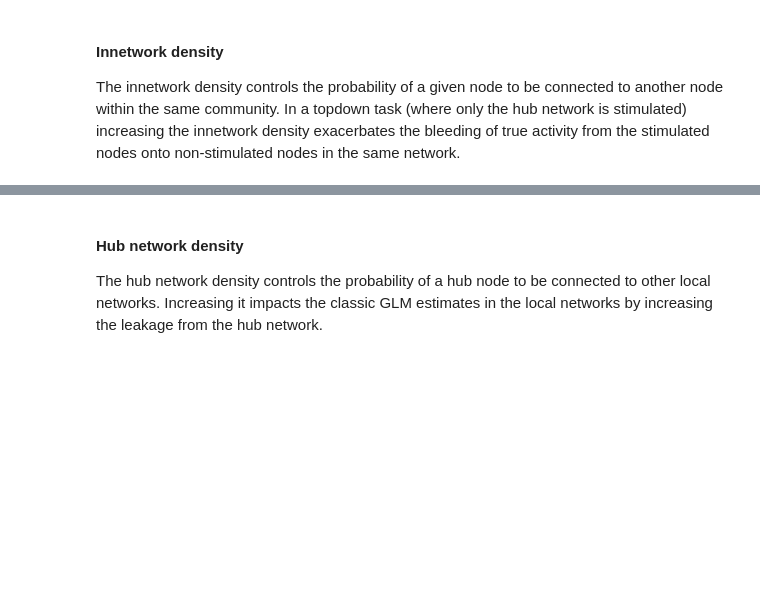
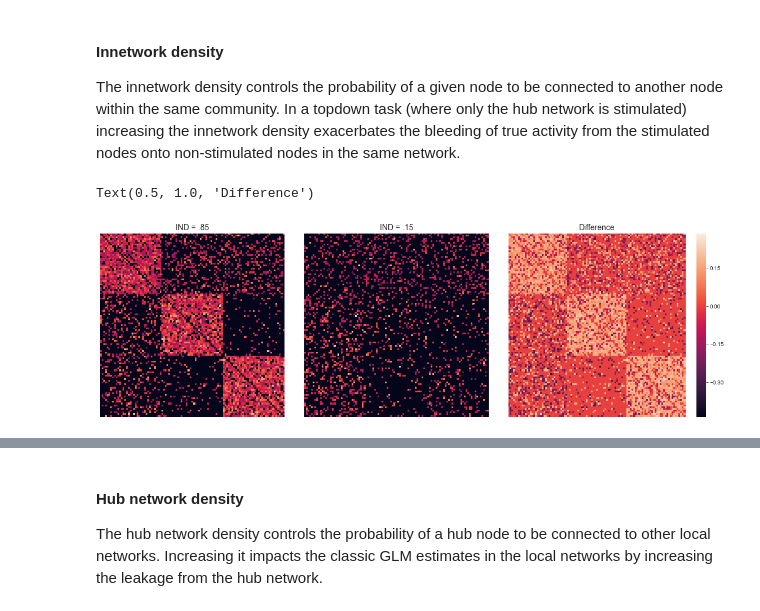
Before and after one commit to zenkavi/NeuralMassModels, a Jupyter notebook: simulations/notebooks/Extended_GLM_neural_network_level.ipynb, the cells around one changed output, grey strips where cells are left out. Drawn from its saved outputs; the diff is of its cells as text; code cells hidden in the pictures; blank space fills up the shorter version.

Commit message:
back to testing network properties

```diff
--- a/simulations/notebooks/Extended_GLM_neural_network_level.ipynb
+++ b/simulations/notebooks/Extended_GLM_neural_network_level.ipynb
@@ -210,0 +209,28 @@ new_sim = sim_network_task_glm(innetwork_dsity = .85)
+# %%
+new_sim1_args = copy(sim_args)
+new_sim1_args.update({'innetwork_dsity': .85})
+
+new_sim1 = sim_network_task_glm(args_dict=new_sim1_args)
+
+new_sim2_args = copy(sim_args)
+new_sim2_args.update({'innetwork_dsity': .15})
+
+new_sim2 = sim_network_task_glm(args_dict=new_sim2_args)
+# %%
+plt.rcParams["figure.figsize"][0] = 20
+plt.rcParams["figure.figsize"][1] = 6
+
+fig, ax = plt.subplots(1,3, gridspec_kw={'width_ratios': [1, 1, 1.2]})
+
+sns.heatmap(new_sim1['W'], xticklabels=False, yticklabels=False, ax = ax[0], cbar=False)
+sns.heatmap(new_sim2['W'], xticklabels=False, yticklabels=False,ax = ax[1], cbar=False)
+sns.heatmap(new_sim1['W']-new_sim2['W'], xticklabels=False, yticklabels=False,ax = ax[2])
+
+plt.subplots_adjust(wspace=0.1)
+
+ax[0].set_title("IND = .85", size = 14)
+ax[1].set_title("IND = .15", size = 14)
+ax[2].set_title("Difference", size = 14)
+# %% [output]
+Text(0.5, 1.0, 'Difference')
+[figure, added]
```
Also changed, not shown: parts of 13 cells of this notebook, 1 other file.
